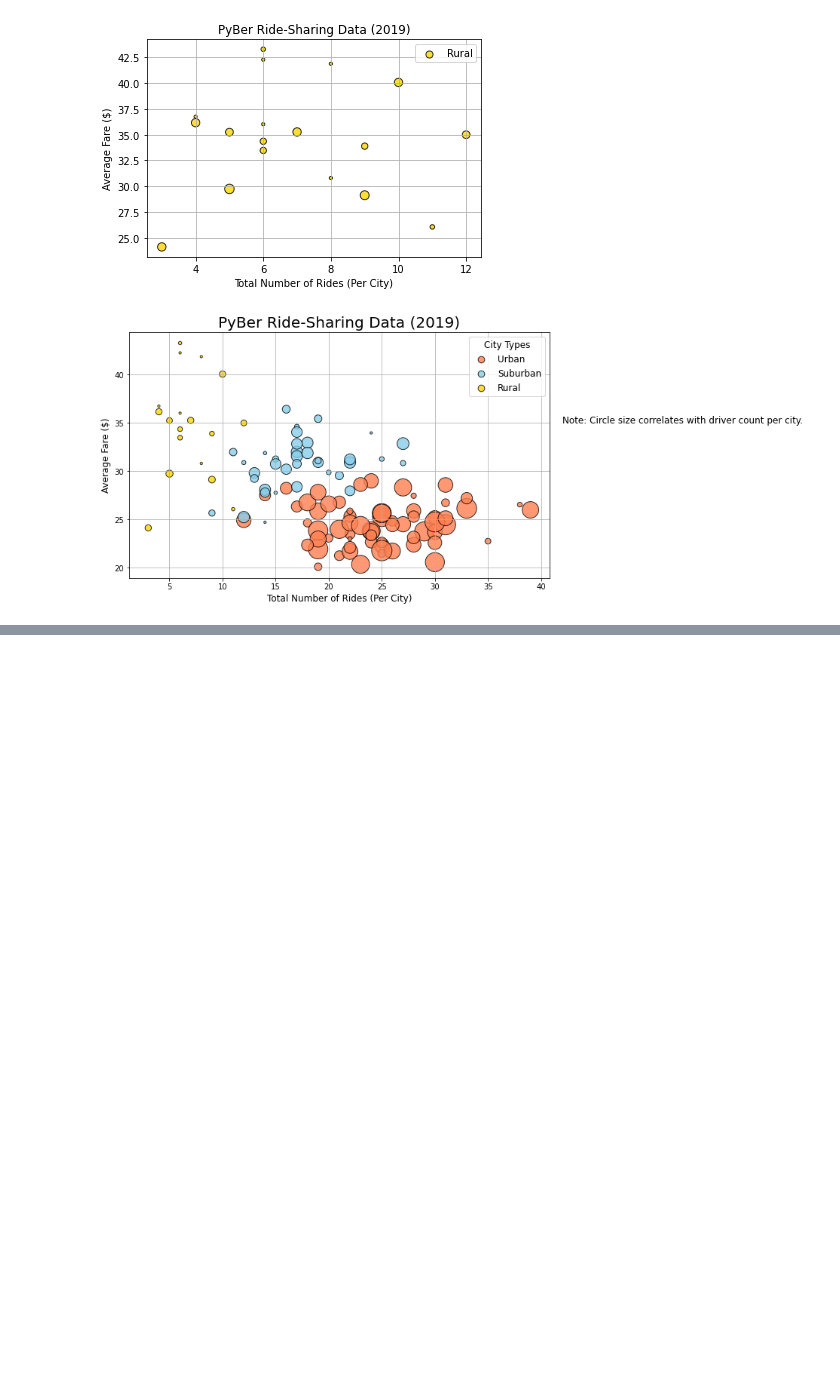
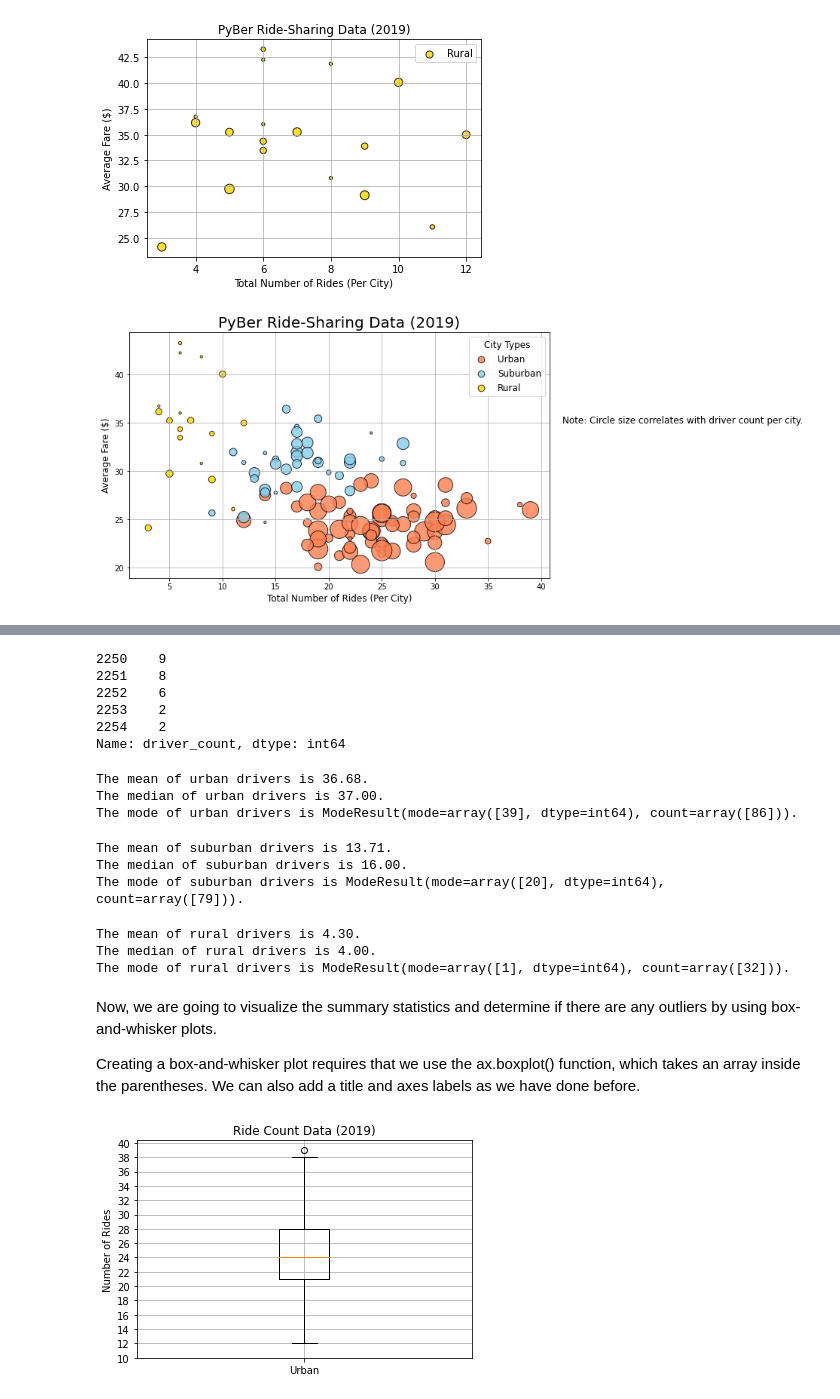
Before and after one commit to sh-4/PyBer_Analysis, a Jupyter notebook: PyBer.ipynb, the cells around one changed output, grey strips where cells are left out. Drawn from its saved outputs; the diff is of its cells as text; code cells hidden in the pictures; blank space fills up the shorter version.

Commit message:
box and whisker plots

```diff
--- a/PyBer.ipynb
+++ b/PyBer.ipynb
@@ -639,0 +918,70 @@ plt.show()
+# %%
+# Get the driver count data from the rural cities.
+rural_drivers = rural_cities_df['driver_count']
+rural_drivers.head()
+# %% [output]
+2250    9
+2251    8
+2252    6
+2253    2
+2254    2
+Name: driver_count, dtype: int64
+# %%
+# Calculate the measures of central tendency for the driver count for the urban cities.
+mean_urban_drivers = np.mean(urban_drivers)
+print(f"The mean of urban drivers is {mean_urban_drivers:.2f}.")
+
+median_urban_drivers = np.median(urban_drivers)
+print(f"The median of urban drivers is {median_urban_drivers:.2f}.")
+
+mode_urban_drivers = sts.mode(urban_drivers)
+print(f"The mode of urban drivers is {mode_urban_drivers}.")
+# %% [output]
+The mean of urban drivers is 36.68.
+The median of urban drivers is 37.00.
+The mode of urban drivers is ModeResult(mode=array([39], dtype=int64), count=array([86])).
+# %%
+# Calculate the measures of central tendency for the driver count for the suburban cities.
+mean_suburban_drivers = np.mean(suburban_drivers)
+print(f"The mean of suburban drivers is {mean_suburban_drivers:.2f}.")
+
+median_suburban_drivers = np.median(suburban_drivers)
+print(f"The median of suburban drivers is {median_suburban_drivers:.2f}.")
+
+mode_suburban_drivers = sts.mode(suburban_drivers)
+print(f"The mode of suburban drivers is {mode_suburban_drivers}.")
+# %% [output]
+The mean of suburban drivers is 13.71.
+The median of suburban drivers is 16.00.
+The mode of suburban drivers is ModeResult(mode=array([20], dtype=int64), count=array([79])).
+# %%
+# Calculate the measures of central tendency for the driver count for the rural cities.
+mean_rural_drivers = np.mean(rural_drivers)
+print(f"The mean of rural drivers is {mean_rural_drivers:.2f}.")
+
+median_rural_drivers = np.median(rural_drivers)
+print(f"The median of rural drivers is {median_rural_drivers:.2f}.")
+
+mode_rural_drivers = sts.mode(rural_drivers)
+print(f"The mode of rural drivers is {mode_rural_drivers}.")
+# %% [output]
+The mean of rural drivers is 4.30.
+The median of rural drivers is 4.00.
+The mode of rural drivers is ModeResult(mode=array([1], dtype=int64), count=array([32])).
+# %% [markdown]
+Now, we are going to visualize the summary statistics and determine if there are any outliers by using box-and-whisker plots.
+
+Creating a box-and-whisker plot requires that we use the ax.boxplot() function, which takes an array inside the parentheses. We can also add a title and axes labels as we have done before.
+# %%
+# Create a box-and-whisker plot for the urban cities ride count.
+x_labels = ["Urban"]
+fig, ax = plt.subplots()
+ax.boxplot(urban_ride_count, labels=x_labels)
+# Add the title, y-axis label and grid.
+ax.set_title('Ride Count Data (2019)')
+ax.set_ylabel('Number of Rides')
+ax.set_yticks(np.arange(10, 41, step=2.0))
+ax.grid()
+plt.show()
+# %% [output]
+[figure, added]
```
Also changed, not shown: parts of 45 cells of this notebook, 3 other files.
